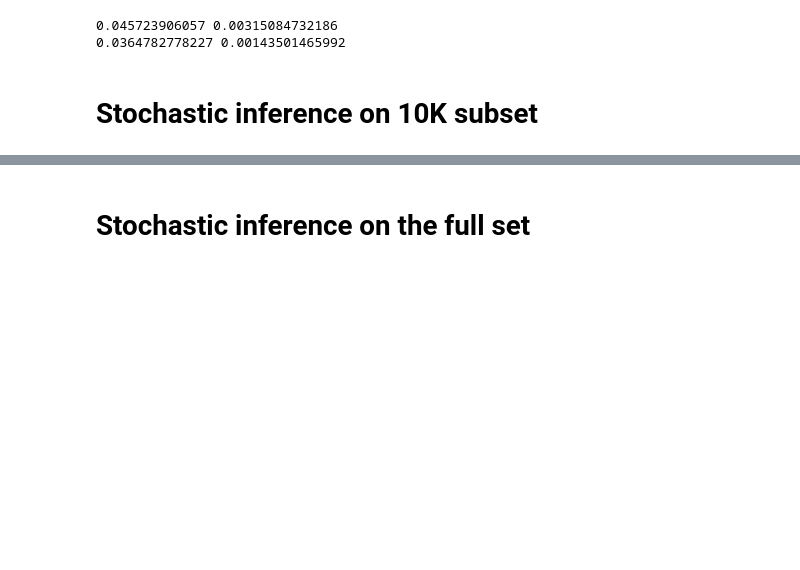
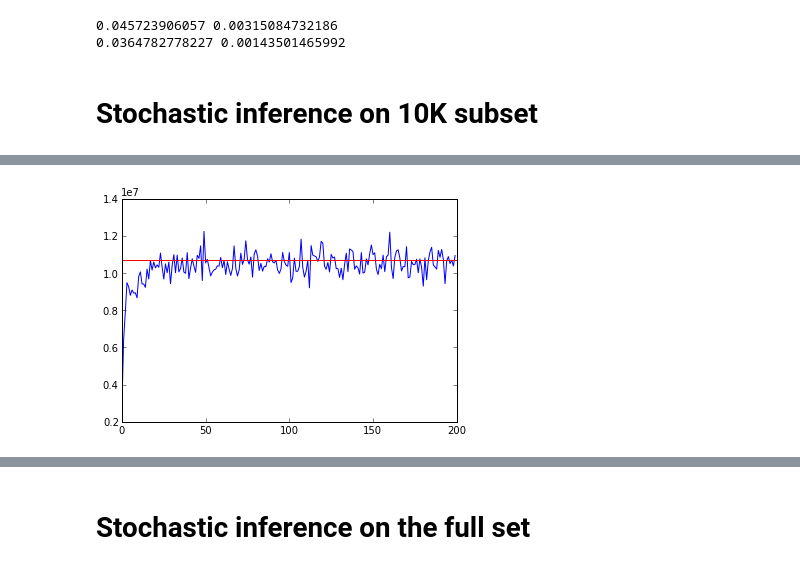
Before and after one commit to dawenl/stochastic_PMF, a Jupyter notebook: code/msd_rec/tagging.ipynb, the cells around one changed output, grey strips where cells are left out. Cells and saved outputs as stored; diff of their text form; code cells hidden in the pictures; blank space fills up the shorter version.

```diff
--- a/code/msd_rec/tagging.ipynb
+++ b/code/msd_rec/tagging.ipynb
@@ -199,7 +193,8 @@ print np.mean(recall), np.std(recall) / sqrt(n_tags)
 reload(pnmf)
 
 n_components = 100
-online_coder = pnmf.OnlinePoissonNMF(n_components=n_components, batch_size=10, n_pass=1, random_state=98765, verbose=True)
+online_coder = pnmf.OnlinePoissonNMF(n_components=n_components, batch_size=500, n_pass=10,
+                                     random_state=98765, verbose=True)
 # %%
 online_coder.fit(X)
 # %% [output]
@@ -223,0 +214,6 @@ KeyboardInterrupt:
+# %%
+plot(online_coder.bound)
+axhline(y=coder._bound(X), color='red')
+pass
+# %% [output]
+[figure, added]
```
Also changed, not shown: parts of 35 cells of this notebook, 1 other file.
